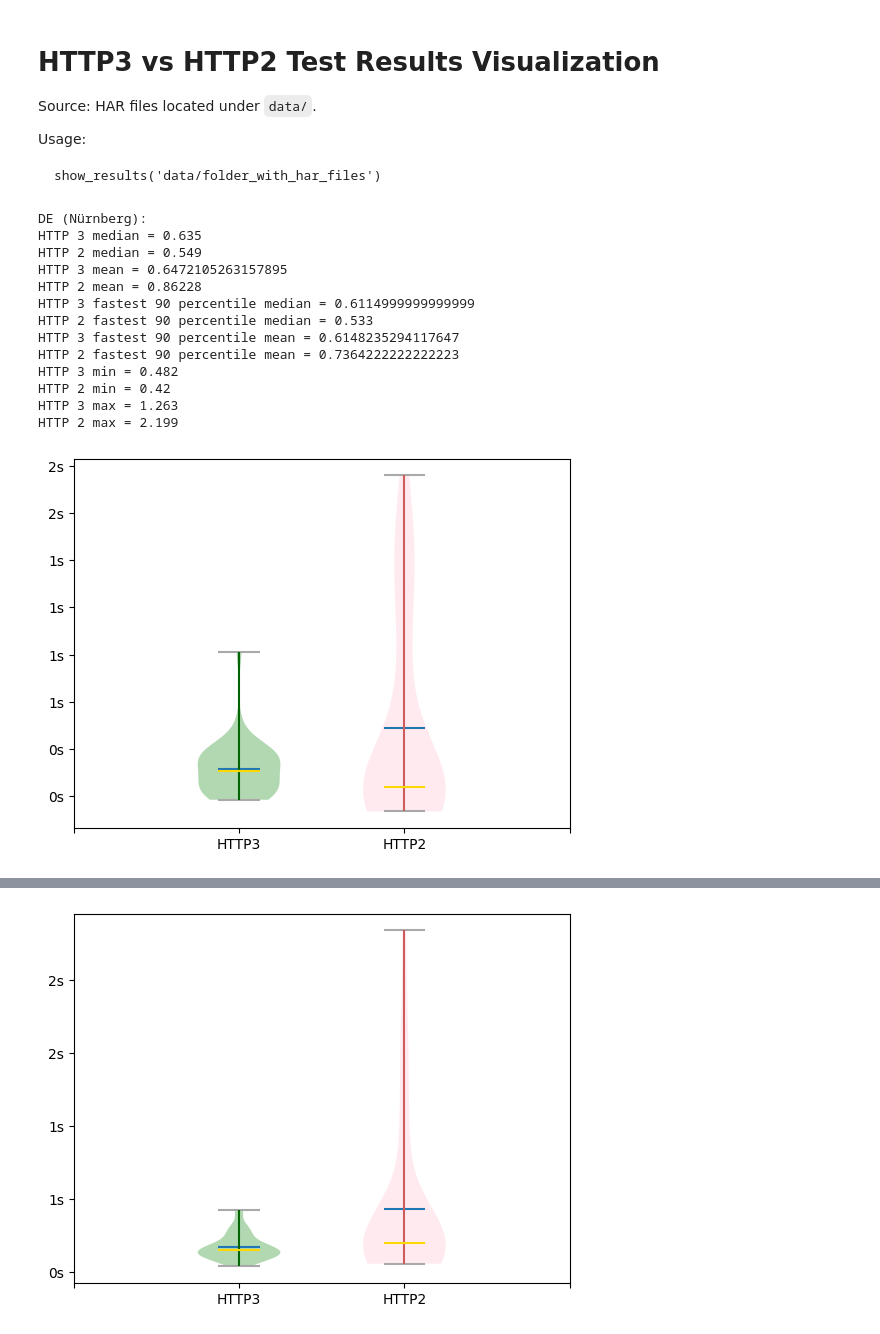
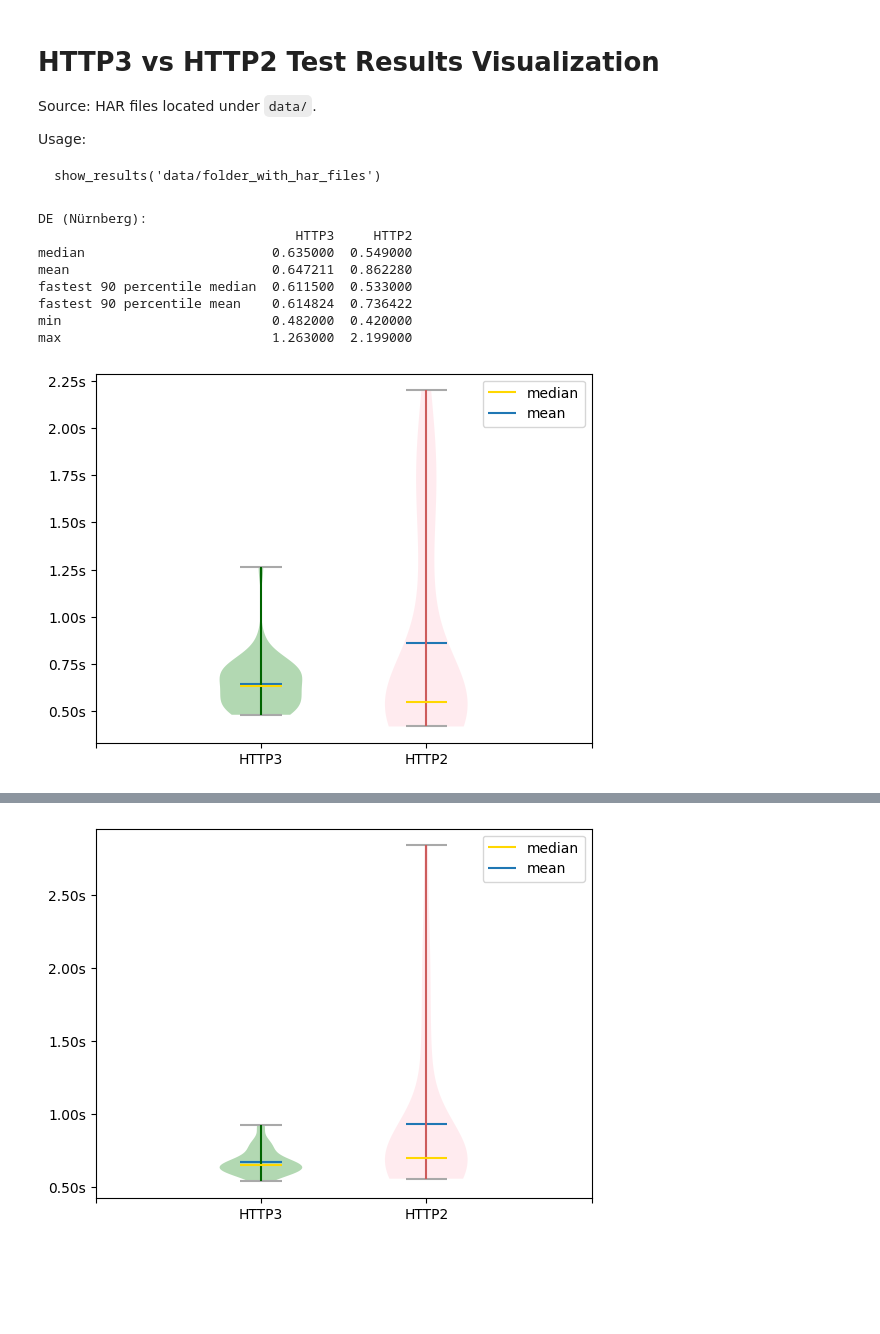
Before and after one commit to KiweeEu/http3-test-results, a Jupyter notebook: http3-test-results.ipynb, the cells around one changed output, grey strips where cells are left out. Drawn from its saved outputs; the diff is of its cells as text; code cells hidden in the pictures; blank space fills up the shorter version.

Commit message:
Updated results formatting and plots export to SVG.

````diff
--- a/http3-test-results.ipynb
+++ b/http3-test-results.ipynb
@@ -7,13 +7,14 @@ Usage:
 show_results('data/folder_with_har_files')
 ```
 # %%
+import collections
+import datetime
+import glob
+import json
+import matplotlib.pyplot as plt
 import numpy as np
-import json
-import glob
-import matplotlib.pyplot as plt
-import datetime
+import pandas as pd
 import pytz
-import collections
 
 
 def json_from_file(path):
@@ -110,64 +111,59 @@ def show_results(path, include_script=True):
     http3_x, http3_y = get_results(http3_list, 1, include_script)
     http2_x, http2_y = get_results(http2_list, 2, include_script)
 
-    print('HTTP 3 median = ' + str(np.median(http3_y)))
-    print('HTTP 2 median = ' + str(np.median(http2_y)))
-    print('HTTP 3 mean = ' + str(np.mean(http3_y)))
-    print('HTTP 2 mean = ' + str(np.mean(http2_y)))
-    print('HTTP 3 fastest 90 percentile median = ' + str(np.median(get_lowest_values(http3_y, 90))))
-    print('HTTP 2 fastest 90 percentile median = ' + str(np.median(get_lowest_values(http2_y, 90))))
-    print('HTTP 3 fastest 90 percentile mean = ' + str(np.mean(get_lowest_values(http3_y, 90))))
-    print('HTTP 2 fastest 90 percentile mean = ' + str(np.mean(get_lowest_values(http2_y, 90))))
-    print('HTTP 3 min = ' + str(np.min(http3_y)))
-    print('HTTP 2 min = ' + str(np.min(http2_y)))
-    print('HTTP 3 max = ' + str(np.max(http3_y)))
-    print('HTTP 2 max = ' + str(np.max(http2_y)))
+    tableData = {
+        'HTTP3': [np.median(http3_y), np.mean(http3_y), np.median(get_lowest_values(http3_y, 90)), np.mean(get_lowest_values(http3_y, 90)), np.min(http3_y), np.max(http3_y)],
+        'HTTP2': [np.median(http2_y), np.mean(http2_y), np.median(get_lowest_values(http2_y, 90)), np.mean(get_lowest_values(http2_y, 90)), np.min(http2_y), np.max(http2_y)],
+    }
+
+    df = pd.DataFrame(tableData)
+    df.index = ['median', 'mean', 'fastest 90 percentile median', 'fastest 90 percentile mean', 'min', 'max']
+    print(df)
+
     plot = plt.violinplot([http3_y, http2_y], showmedians=True, showmeans=True)
     plt.xticks(range(0, 4), ['', 'HTTP3', 'HTTP2', ''])
-    plt.gca().yaxis.set_major_formatter(plt.FormatStrFormatter('%ds'))
+    plt.gca().yaxis.set_major_formatter(plt.FormatStrFormatter('%.2fs'))
 
     bgcolors = ['green', 'pink']
     mediancolors = ['gold', 'gold']
     barcolors = ['darkgreen', 'indianred']
-    extremescolors = ['darkgray', 'darkgray']
+    extremascolors = ['darkgray', 'darkgray']
 
     for patch, color in zip(plot['bodies'], bgcolors):
         patch.set_facecolor(color)
         patch.set_edgecolor(None)
 
     plot['cmedians'].set_colors(mediancolors)
-    plot['cmins'].set_colors(extremescolors)
-    plot['cmaxes'].set_colors(extremescolors)
+    plot['cmedians'].set_label('median')
+    plot['cmins'].set_colors(extremascolors)
+    plot['cmaxes'].set_colors(extremascolors)
     plot['cbars'].set_colors(barcolors)
 
+    plt.legend([plot['cmedians'], plot['cmeans']], ['median', 'mean'])
+    plt.savefig(path + '/plot.svg')
     plt.show()
 
-
+# Here custom metrics need to loaded
 print("DE (Nürnberg):")
 show_results('data/de', False)
 print("FI (Helsinki):")
 show_results('data/fi', False)
 print("US (East Coast):")
 show_results('data/us', False)
 print("PL (fiber):")
 show_results('data/pl-fiber', False)
 print("PL mobile LTE:")
 show_results('data/pl-mobile', False)
 print("PL mobile poor quality ~15% packets loss:")
 show_results('data/pl-mobile3g', False)
 # %% [output]
 DE (Nürnberg):
-HTTP 3 median = 0.635
-HTTP 2 median = 0.549
-HTTP 3 mean = 0.6472105263157895
-HTTP 2 mean = 0.86228
-HTTP 3 fastest 90 percentile median = 0.6114999999999999
-HTTP 2 fastest 90 percentile median = 0.533
-HTTP 3 fastest 90 percentile mean = 0.6148235294117647
-HTTP 2 fastest 90 percentile mean = 0.7364222222222223
-HTTP 3 min = 0.482
-HTTP 2 min = 0.42
-HTTP 3 max = 1.263
-HTTP 2 max = 2.199
+                                 HTTP3     HTTP2
+median                        0.635000  0.549000
+mean                          0.647211  0.862280
+fastest 90 percentile median  0.611500  0.533000
+fastest 90 percentile mean    0.614824  0.736422
+min                           0.482000  0.420000
+max                           1.263000  2.199000
-[figure, old version]
+[figure, new version]
 FI (Helsinki):
@@ -186,2 +177,2 @@ HTTP 2 max = 2.842
-[figure, old version]
+[figure, new version]
 US (East Coast):
````
Also changed, not shown: parts of 1 cell of this notebook.
